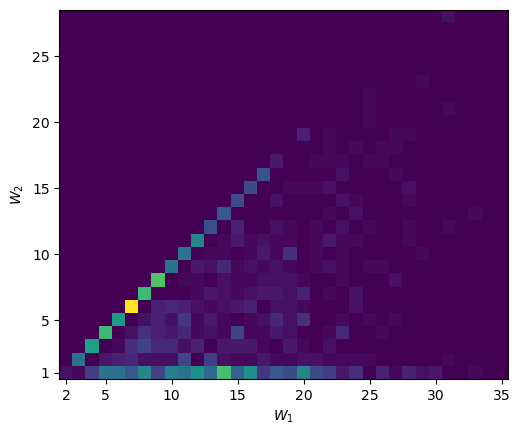
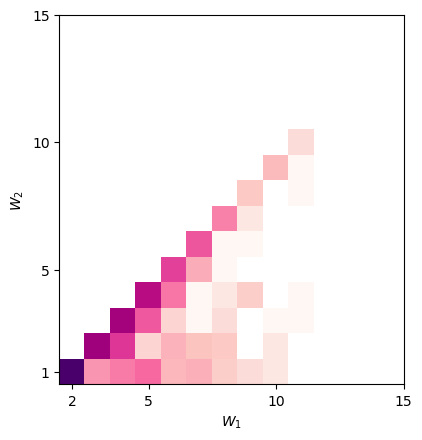
Unified diff of the notebook cell whose output changed from the first chart to the second:
--- before
+++ after
@@ -2,4 +2,4 @@
 
 fig, ax = plt.subplots();
-ax.imshow(heatmap_matrix.T, cmap = "viridis", origin = "lower");
-ax.set(xlabel=r"$W_1$", ylabel=r"$W_2$", xlim=[1.5,max(windings)-0.5], ylim=[0.5,max(incident)-0.5], xticks=[2,5,10,15,20,25,30,35], yticks=[1,5,10,15,20,25]);
+ax.imshow(heatmap_matrix.T, cmap = "RdPu", origin = "lower", norm="log");
+ax.set(xlabel=r"$W_1$", ylabel=r"$W_2$", xlim=[1.5,max(windings)-0.5], ylim=[0.5,max(incident)-0.5], xticks=[2,5,10,15,], yticks=[1,5,10,15]);

Commit: Improved criteria.check_intersection